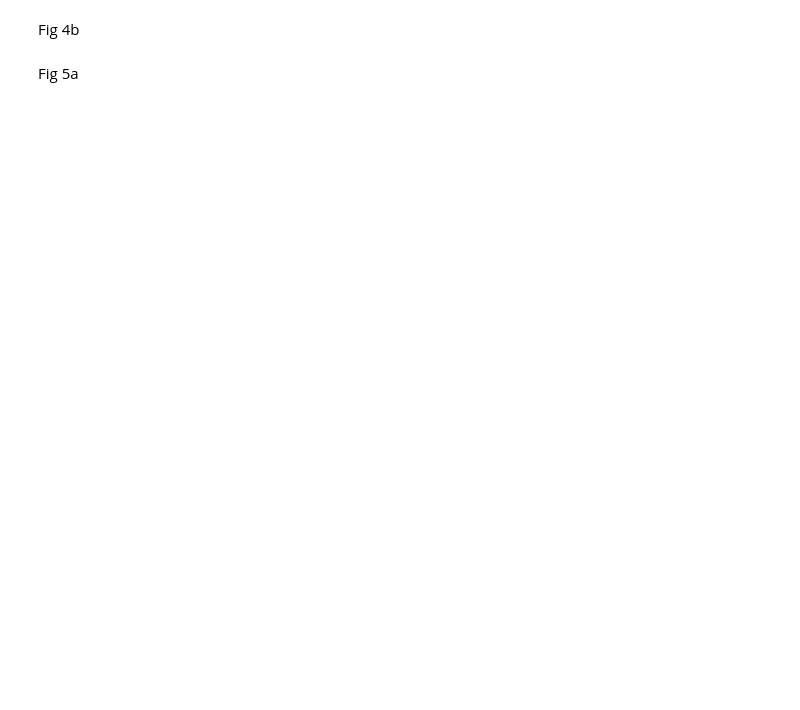
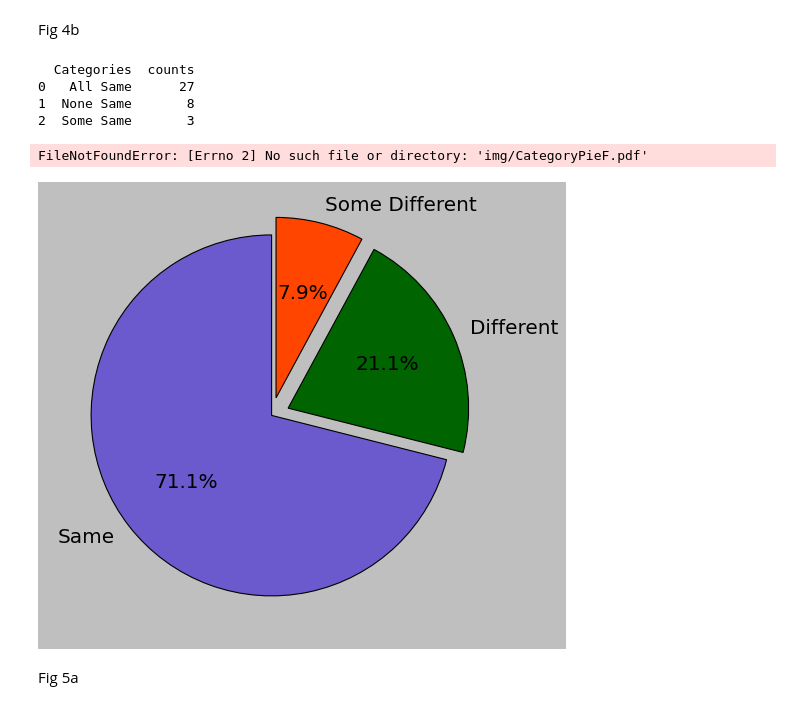
Before and after one commit to johnxu21/emse2021, a Jupyter notebook: notebooks/FigureScriptsEmse2020.ipynb, the cells around one changed output. Cells and saved outputs as stored; diff of their text form; code cells hidden in the pictures; blank space fills up the shorter version.

```diff
--- a/notebooks/FigureScriptsEmse2020.ipynb
+++ b/notebooks/FigureScriptsEmse2020.ipynb
@@ -57,24 +71,31 @@ plt.show()
 # %% [markdown]
 Fig 4b
 # %%
-dfCat = pd.ExcelFile("Dataset.xlsx")
+dfCat = pd.ExcelFile("../Dataset.xlsx")
 dfCat.sheet_names
 
 dfCatF = dfCat.parse("Fig4b")
 dfCatF.columns
 
 dfCatF1 = dfCatF.groupby(['Categories']).size().reset_index(name='counts')
 dfCatF1
 print(dfCatF1)
 plt.style.use('classic')
 slices = [dfCatF1.iloc[0,1], dfCatF1.iloc[1,1], dfCatF1.iloc[2,1]]
 labels = ('Same', 'Different', 'Some Different')
 colors = ['#6A5ACD', '#006400','#FF4500']
 explode = [0, 0.1, 0.1]
 plt.pie(slices, labels=labels, textprops={'fontsize': 18}, colors=colors, explode=explode, autopct='%1.1f%%', startangle=90, wedgeprops={'edgecolor': 'black'})
 plt.tight_layout()
 plt.savefig('img/CategoryPieF.pdf')
 plt.show()
+# %% [output]
+  Categories  counts
+0   All Same      27
+1  None Same       8
+2  Some Same       3
+FileNotFoundError: [Errno 2] No such file or directory: 'img/CategoryPieF.pdf'
+[figure, added]
 # %% [markdown]
 Fig 5a
 # %%
```
Also changed, not shown: parts of 9 cells of this notebook, 21 other files.
